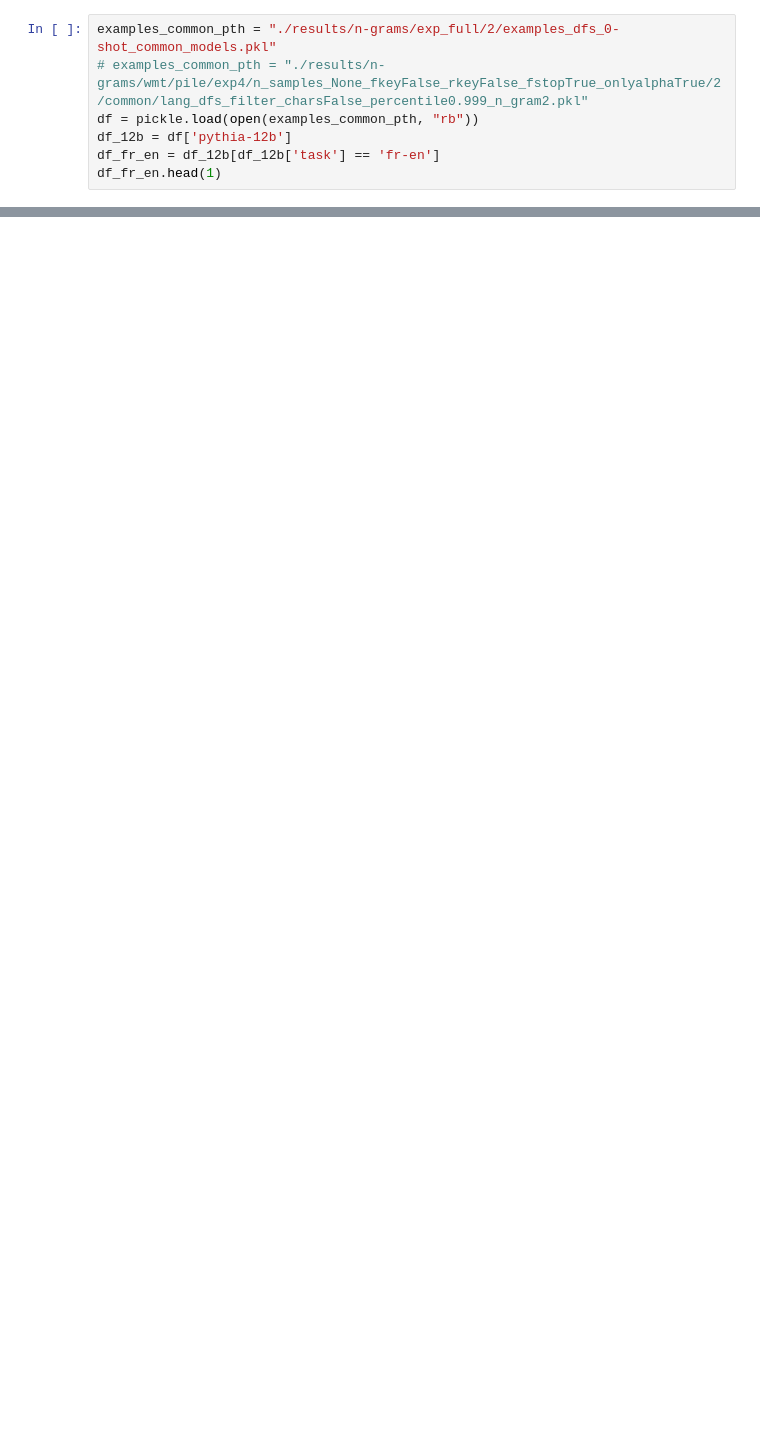
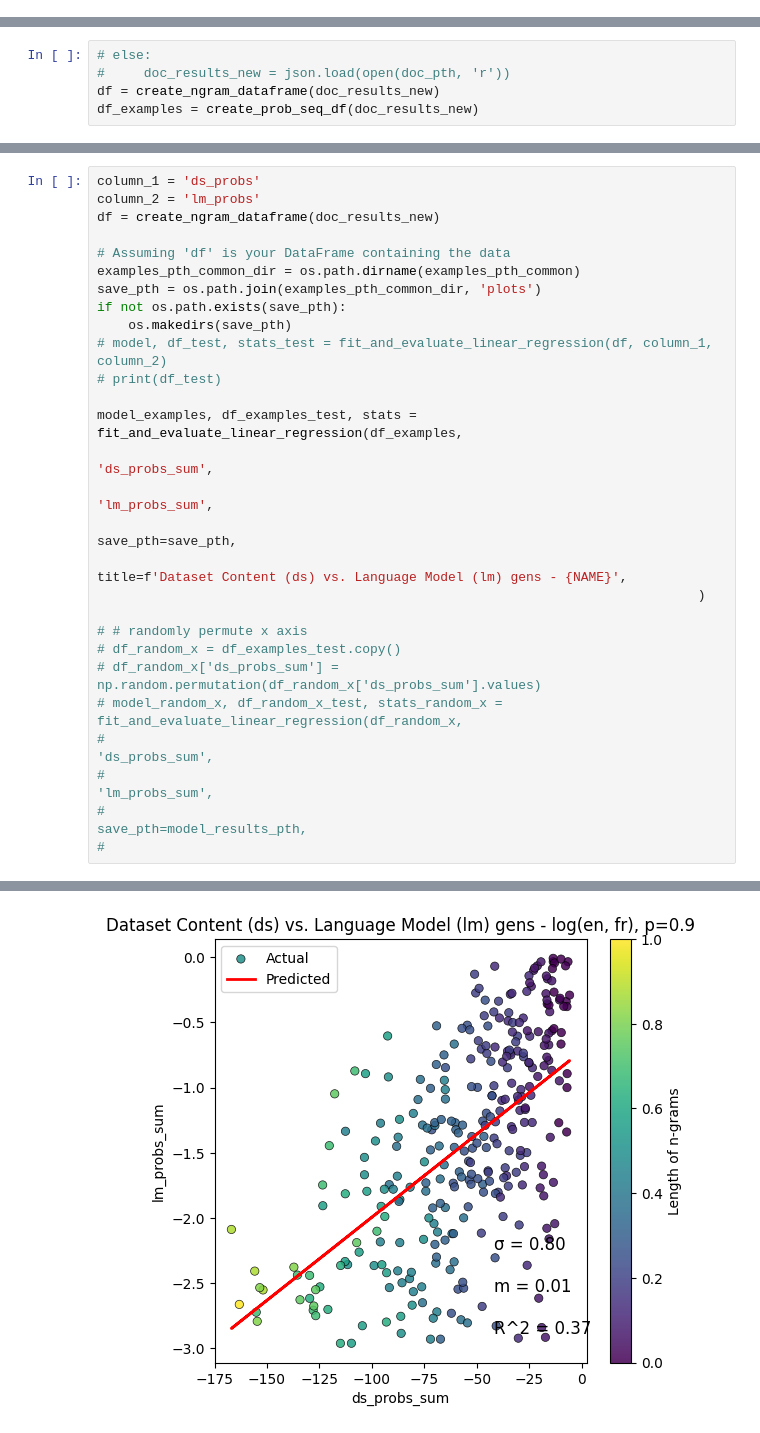
Before and after one commit to a-antoniades/llm-corpus-search, a Jupyter notebook: wimbd_translation_ngram_dist.ipynb, the cells around one changed output, grey strips where cells are left out. Drawn from its saved outputs; the diff is of its cells as text; blank space fills up the shorter version.

```diff
--- a/wimbd_translation_ngram_dist.ipynb
+++ b/wimbd_translation_ngram_dist.ipynb
@@ -79,7 +0,0 @@ model_logits = load_logits(model_logits_pth)
-# %%
-examples_common_pth = "./results/n-grams/exp_full/2/examples_dfs_0-shot_common_models.pkl"
-# examples_common_pth = "./results/n-grams/wmt/pile/exp4/n_samples_None_fkeyFalse_rkeyFalse_fstopTrue_onlyalphaTrue/2/common/lang_dfs_filter_charsFalse_percentile0.999_n_gram2.pkl"
-df = pickle.load(open(examples_common_pth, "rb"))
-df_12b = df['pythia-12b']
-df_fr_en = df_12b[df_12b['task'] == 'fr-en']
-df_fr_en.head(1)
@@ -171,0 +525,5 @@ n_gram_distribution
+# %%
+# else:
+#     doc_results_new = json.load(open(doc_pth, 'r'))
+df = create_ngram_dataframe(doc_results_new)
+df_examples = create_prob_seq_df(doc_results_new)
@@ -171,0 +657,29 @@ n_gram_distribution
+# %%
+column_1 = 'ds_probs'
+column_2 = 'lm_probs'
+df = create_ngram_dataframe(doc_results_new)
+
+# Assuming 'df' is your DataFrame containing the data
+examples_pth_common_dir = os.path.dirname(examples_pth_common)
+save_pth = os.path.join(examples_pth_common_dir, 'plots')
+if not os.path.exists(save_pth):
+    os.makedirs(save_pth)
+# model, df_test, stats_test = fit_and_evaluate_linear_regression(df, column_1, column_2)
+# print(df_test)
+
+model_examples, df_examples_test, stats = fit_and_evaluate_linear_regression(df_examples,
+                                                                             'ds_probs_sum',
+                                                                             'lm_probs_sum',
+                                                                             save_pth=save_pth,
+                                                                             title=f'Dataset Content (ds) vs. Language Model (lm) gens - {NAME}',
+                                                                             )
+
+# # randomly permute x axis
+# df_random_x = df_examples_test.copy()
+# df_random_x['ds_probs_sum'] = np.random.permutation(df_random_x['ds_probs_sum'].values)
+# model_random_x, df_random_x_test, stats_random_x = fit_and_evaluate_linear_regression(df_random_x,
+#                                                                                       'ds_probs_sum',
+#                                                                                       'lm_probs_sum',
+#                                                                                       save_pth=model_results_pth,
+#
+# %% [output]
@@ -171,0 +690 @@ n_gram_distribution
+[figure, added]
```
Also changed, not shown: parts of 44 cells of this notebook, 23 other files.
